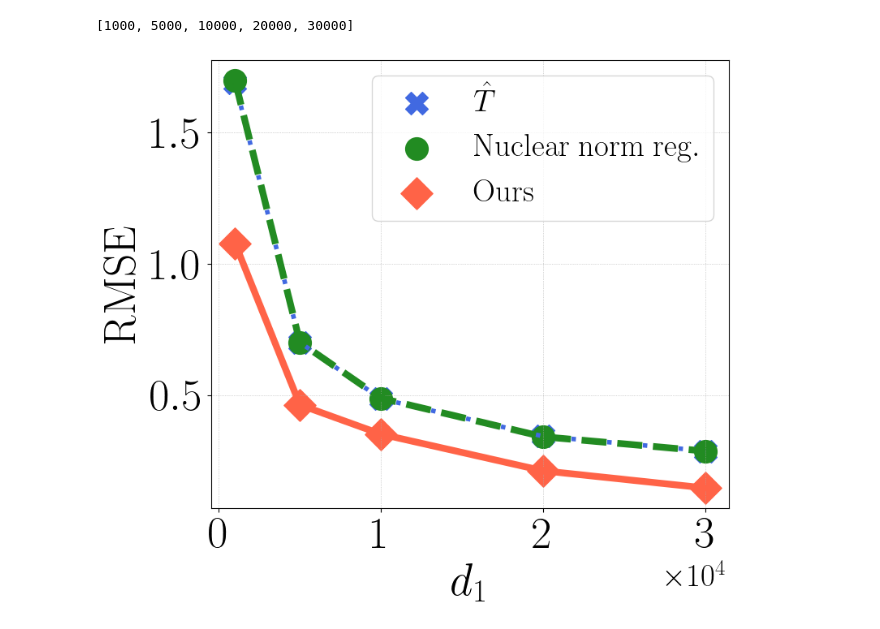
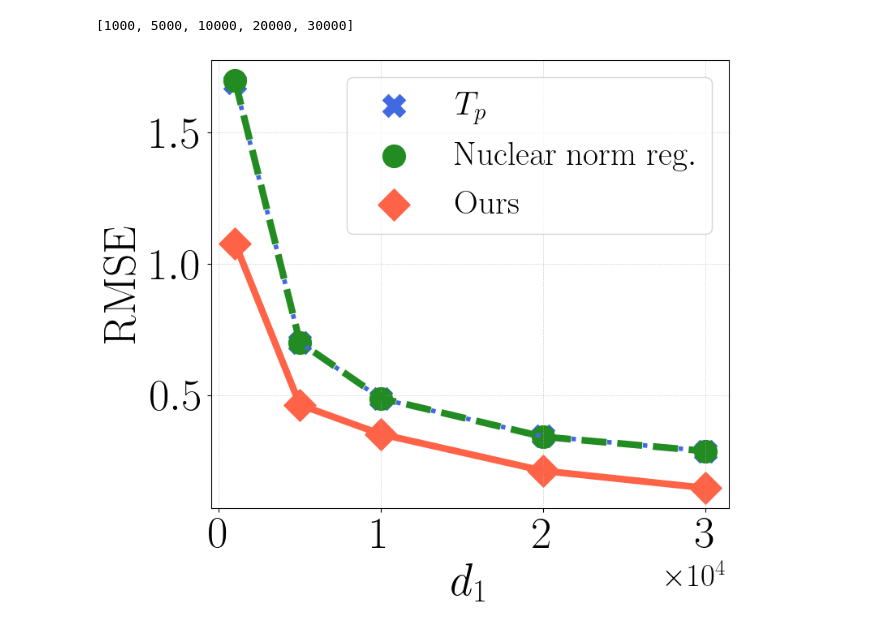
Before and after one commit to VirtuosoResearch/Matrix-completion-from-ultrasparse-samples, a Jupyter notebook: revised_figures/two_observations_per_row.ipynb, the cells around one changed output. Saved outputs shown, nothing was run; the diff lists cells and outputs as text; code cells hidden in the pictures.

```diff
--- a/revised_figures/two_observations_per_row.ipynb
+++ b/revised_figures/two_observations_per_row.ipynb
@@ -101,7 +96,6 @@ X = results['user_list']
 #xticks = [10000, 30000, 50000, 70000]
 
 print(X)
-
 
 original_err_mean = results['original_err_mean']
 original_err_std = results['original_err_std']
@@ -121,47 +115,38 @@ err_std = results['err_std']
 rmse_mean = results['rmse_mean']
 rmse_std = results['rmse_std']
 
-#plt.figure(figsize=(8,7))
-
 f, ax = plt.subplots(figsize=(8,7))
 
 plt.plot(X, T_freq_rmse_mean, lw=4, color='royalblue',ls="dotted" )
 plt.plot(X, ob2_rmse_mean, lw=6, color='forestgreen', ls="dashed")
 plt.plot(X, rmse_mean, color='tomato',lw=6)
 
-plt.scatter(X, T_freq_rmse_mean, s=400, color='royalblue', label=r"$\hat{T}$", marker="X")
-#plt.plot(X, X_original_err_mean, lw=4, label=r"$X_{\tilde{M}^T\tilde{M}}$")
+plt.scatter(X, T_freq_rmse_mean, s=400, color='royalblue', label=r"${T}_p$", marker="X")
 plt.scatter(X, ob2_rmse_mean, s=400, color='forestgreen', label=r"$\mathrm{Nuclear~norm~reg.}$")
 plt.scatter(X, rmse_mean, s=400, color='tomato', label=r"$\mathrm{Ours}$", marker="D")
 
-#plt.legend(fontsize=20, loc='upper left',bbox_to_anchor=(0, 1.02, 1, 0.2), mode="expand", ncol=5)
-plt.legend(fontsize=28, loc='upper right')
-# plt.title(title, fontsize=40)
+plt.legend(fontsize=30, loc='upper right')
 
 plt.xlabel(r"$d_1$", fontsize=40)
 plt.ylabel(r"$\mathrm{RMSE}$", fontsize=40)
 
-# plt.xticks(xticks,fontsize=28)
-#plt.xticks(xticks, [r"$10k$", r"$30k$", r"$50k$", r"$70k$"], fontsize=40)
 xticks = [0, 10000, 20000, 30000]
 plt.xticks(xticks, fontsize=40)
 plt.ticklabel_format(style='sci', scilimits=(0,0), axis='x')
-#plt.gca().tick_params(axis='x', labelsize=40)
 
 ax.xaxis.get_offset_text().set_fontsize(28)
 
-#, [r"$0$, $10^3$", r"$5k$",r"$10k$", r"$20k$", r"$30k$"]
 plt.yticks([0.5, 1.0, 1.5], fontsize=40)
 formatter = ScalarFormatter(useMathText=True)
 formatter.set_powerlimits((4, 4))
 
 plt.grid(lw=0.5, ls=":")
 plt.tight_layout()
 plot_name = f"two_per_row_rmse.pdf"
 plt.savefig(plot_name, bbox_inches='tight', format="pdf", dpi=1200)
 
 plt.show()
 plt.close()
 # %% [output]
 [1000, 5000, 10000, 20000, 30000]
-[figure, old version]
+[figure, new version]
```
Also changed, not shown: parts of 1 cell of this notebook, 16 other files.
